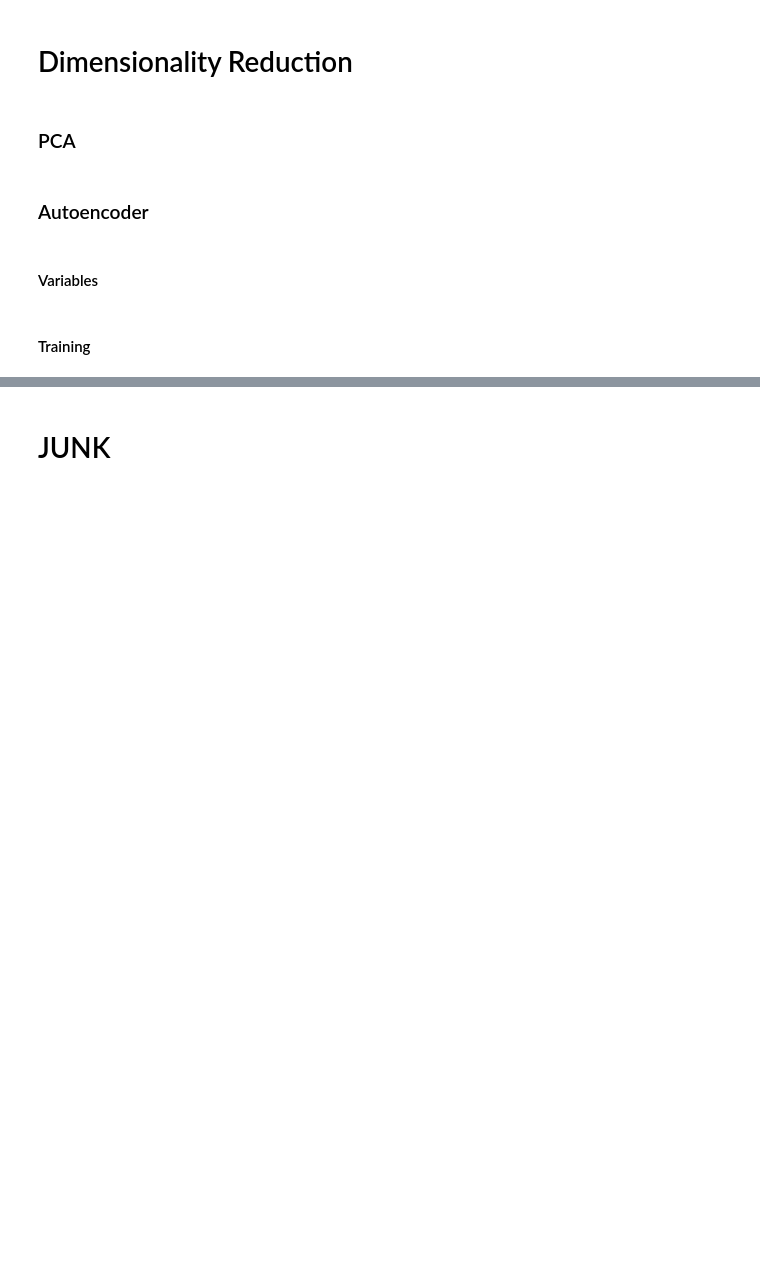
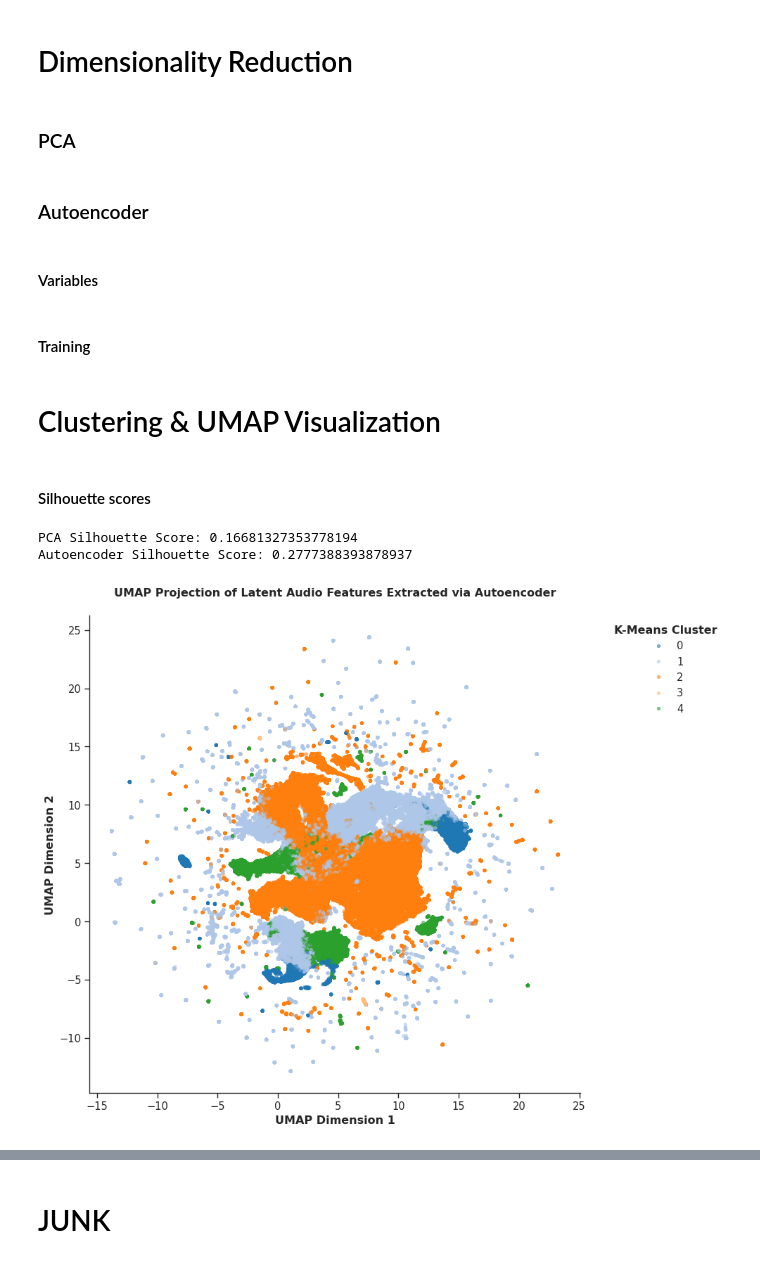
Before and after one commit to elijkon/Spark, a Jupyter notebook: SpotifyRec.ipynb, the cells around one changed output, grey strips where cells are left out. Drawn from its saved outputs; the diff is of its cells as text; code cells hidden in the pictures; blank space fills up the shorter version.

```diff
--- a/SpotifyRec.ipynb
+++ b/SpotifyRec.ipynb
@@ -155,15 +155,18 @@ class Autoencoder(nn.Module):
 
         super().__init__()
         self.encoder = nn.Sequential(
-            nn.Linear(inputDim, 16),
+            nn.Linear(inputDim, 32),
+            nn.ReLU(),
+            nn.Linear(32, 16),
             nn.ReLU(),
             nn.Linear(16, latentDim)
         )
-
         self.decoder = nn.Sequential(
             nn.Linear(latentDim, 16),
             nn.ReLU(),
-            nn.Linear(16, inputDim)
+            nn.Linear(16, 32),
+            nn.ReLU(),
+            nn.Linear(32, inputDim)
         )
 
     def forward(self, x):
@@ -199,3 +202,5 @@ with torch.no_grad():
 
 xKaggleAE = latentKaggleAE.numpy()
 xPerosnalAE = latentPerosnalAE.numpy()
+# %% [markdown]
+# Clustering & UMAP Visualization
@@ -201,0 +213,66 @@ xPerosnalAE = latentPerosnalAE.numpy()
+# %% [markdown]
+#### Silhouette scores
+# %%
+optimal_k = 5
+
+# fit and predict clusters on the PCA latent space
+kmeans_pca = KMeans(n_clusters=optimal_k, random_state=42)
+clusters_pca = kmeans_pca.fit_predict(xKagglePca)
+
+# fit and predict clusters on the Autoencoder latent space
+kmeans_ae = KMeans(n_clusters=optimal_k, random_state=42)
+clusters_ae = kmeans_ae.fit_predict(xKaggleAE)
+# %%
+
+# calculate for both to prove which is better
+pca_score = silhouette_score(xKagglePca, clusters_pca)
+ae_score = silhouette_score(xKaggleAE, clusters_ae)
+
+print(f"PCA Silhouette Score: {pca_score}")
+print(f"Autoencoder Silhouette Score: {ae_score}")
+# %% [output]
+PCA Silhouette Score: 0.16681327353778194
+Autoencoder Silhouette Score: 0.2777388393878937
+# %%
+reducer = umap.UMAP(init='random', random_state=42)
+embedding = reducer.fit_transform(xKaggleAE)
+
+sns.set_theme(style="ticks", context="paper", font_scale=1.2)
+
+# Initialize figure
+plt.figure(figsize=(10, 8))
+
+# Create scatter plot with density adjustments
+scatter = sns.scatterplot(
+    x=embedding[:, 0],
+    y=embedding[:, 1],
+    hue=clusters_ae,
+    palette='tab20',    # Qualitative palette for categorical data
+    s=12,               # Reduced point size
+    alpha=0.6,          # Added transparency to reveal dense regions
+    edgecolor=None,     # Removed borders to reduce visual clutter
+    legend='full'
+)
+
+# Rigorous titling and axis labeling
+plt.title('UMAP Projection of Latent Audio Features Extracted via Autoencoder', fontweight='bold', pad=20)
+plt.xlabel('UMAP Dimension 1', fontweight='bold')
+plt.ylabel('UMAP Dimension 2', fontweight='bold')
+
+# Remove top and right borders for a cleaner aesthetic
+sns.despine()
+
+# Relocate the legend outside the primary plotting area
+plt.legend(
+    title='K-Means Cluster',
+    bbox_to_anchor=(1.05, 1),
+    loc='upper left',
+    frameon=False,
+    title_fontproperties={'weight': 'bold'}
+)
+
+# Ensure elements are not cut off when saving or displaying
+plt.tight_layout()
+plt.show()
+# %% [output]
+[figure, added]
```
Also changed, not shown: parts of 7 cells of this notebook.
